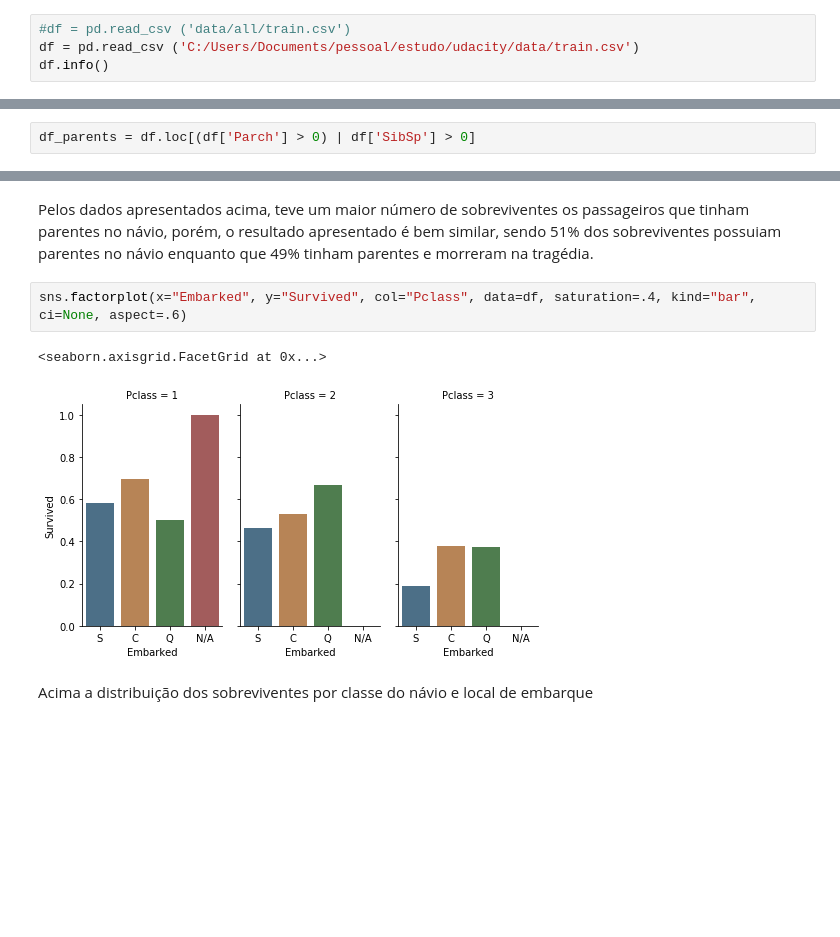
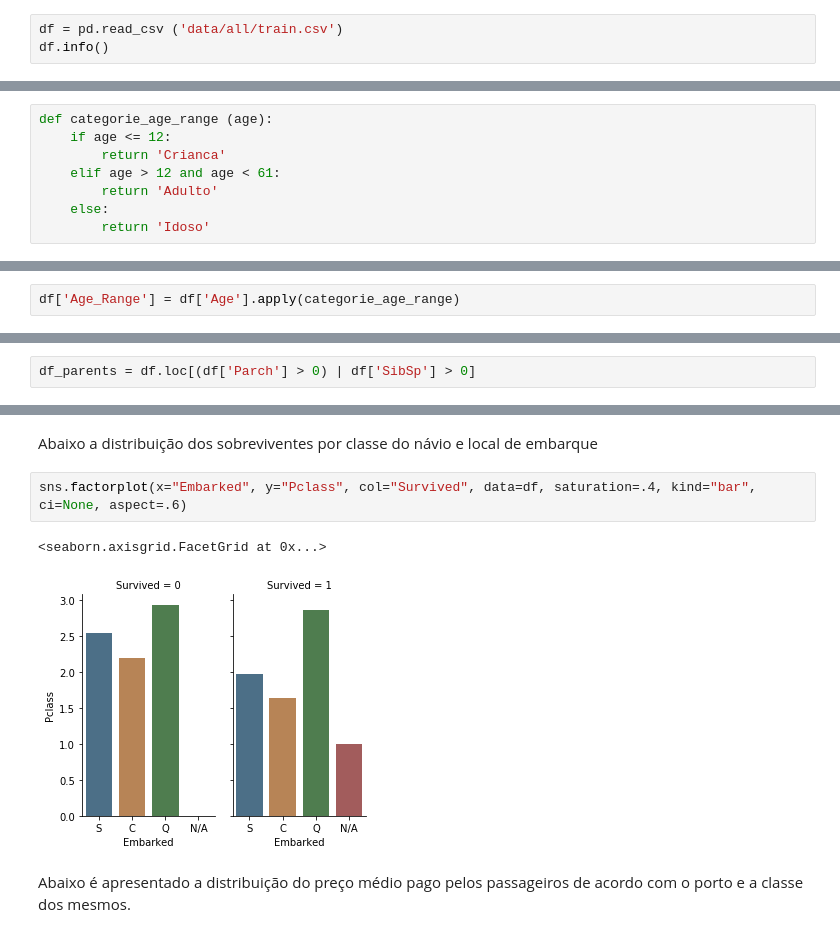
Before and after one commit to ERodrigues/Analise_dados_titanic, a Jupyter notebook: Analise_dados_Titanic.ipynb, the cells around one changed output, grey strips where cells are left out. Cells and saved outputs as stored; diff of their text form; blank space fills up the shorter version.

Commit message:
Foram adicionados novos questionamentos as analises, alem da adicao da sessao de limitacoes e complemento das etapas de introducao, referencias e resultado final

```diff
--- a/Analise_dados_Titanic.ipynb
+++ b/Analise_dados_Titanic.ipynb
@@ -21,8 +43,7 @@ import seaborn as sns
 
 % matplotlib inline
 # %%
-#df = pd.read_csv ('data/all/train.csv')
-df = pd.read_csv ('C:/Users/Documents/pessoal/estudo/udacity/data/train.csv')
+df = pd.read_csv ('data/all/train.csv')
 df.info()
 # %% [output]
 <class 'pandas.core.frame.DataFrame'>
@@ -82,5 +109,13 @@ memory usage: 76.6+ KB
 # Função utilizada para retornar o percentual de acordo com os parâmetros passados.
 def return_percentual (value_counts, count):
     return round((value_counts/count)*100)
+# %%
+def categorie_age_range (age):
+    if age <= 12:
+        return 'Crianca'
+    elif age > 12 and age < 61:
+        return 'Adulto'
+    else:
+        return 'Idoso'
 # %% [markdown]
 ## Análise dos dados
@@ -106,0 +124,2 @@ memory usage: 32.1+ KB
+# %%
+df['Age_Range'] = df['Age'].apply(categorie_age_range)
@@ -192,13 +303,13 @@ survived_with_parents.plot(kind='pie', title='Relação de sobreviventos com fam
 # %% [output]
 <matplotlib.axes._subplots.AxesSubplot at 0x...>
 [figure]
-# %% [markdown]
-Pelos dados apresentados acima, teve um maior número de sobreviventes os passageiros que tinham parentes no návio, porém, o resultado apresentado é bem similar, sendo 51% dos sobreviventes possuiam parentes no návio enquanto que 49% tinham parentes e morreram na tragédia.
+# %% [markdown]
+Abaixo a distribuição dos sobreviventes por classe do návio e local de embarque
 # %%
-sns.factorplot(x="Embarked", y="Survived", col="Pclass", data=df, saturation=.4, kind="bar", ci=None, aspect=.6)
+sns.factorplot(x="Embarked", y="Pclass", col="Survived", data=df, saturation=.4, kind="bar", ci=None, aspect=.6)
 # %% [output]
 <seaborn.axisgrid.FacetGrid at 0x...>
-[figure, old version]
+[figure, new version]
-# %% [markdown]
-Acima a distribuição dos sobreviventes por classe do návio e local de embarque
+# %% [markdown]
+Abaixo é apresentado a distribuição do preço médio pago pelos passageiros de acordo com o porto e a classe dos mesmos.
 # %%
```
Also changed, not shown: parts of 44 cells of this notebook, 1 other file.
